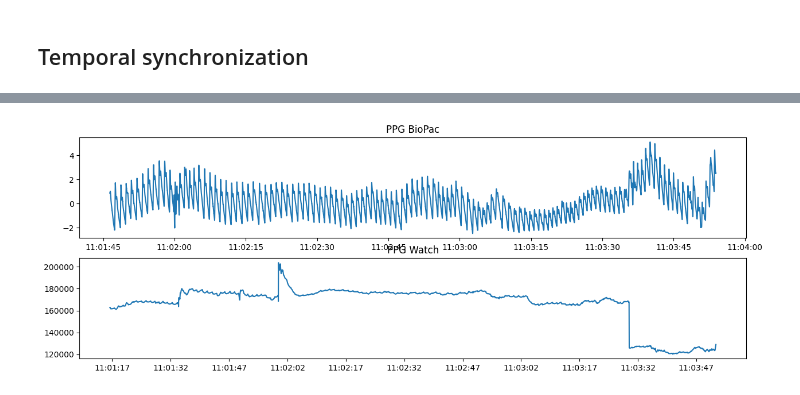
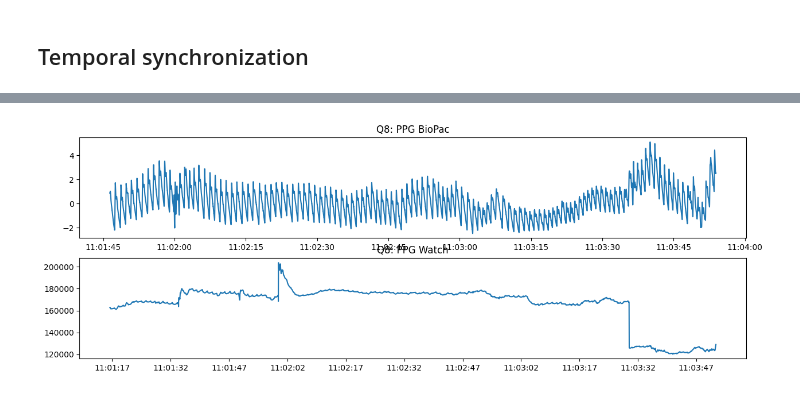
Before and after one commit to victor-42/medical_data_processing, a Jupyter notebook: notebook_for_task1.ipynb, the cells around one changed output, grey strips where cells are left out. Drawn from its saved outputs; the diff is of its cells as text; code cells hidden in the pictures.

```diff
--- a/notebook_for_task1.ipynb
+++ b/notebook_for_task1.ipynb
@@ -284,12 +266,12 @@ start_time_exp2_biopac = datetime(2025, 5, 8, 11, 1, 46, 417000)
 fig, ((ax1), (ax2)) = plt.subplots(2,1, figsize=(15, 5))
 
 ax1.plot([start_time_exp2_biopac + timedelta(milliseconds=0.5) * i for i in range(len(exp2_biopac['data'][:, 1]))], exp2_biopac['data'][:, 1])
-ax1.set_title('ECG BioPac')
+ax1.set_title('Q7: ECG BioPac')
 
 ax2.plot([datetime.fromtimestamp(int(x)/1000) for x in exp2_watch_ecg['Timestamp']], exp2_watch_ecg['ECG data'])
 ax2.xaxis.set_major_formatter(mdates.DateFormatter('%H:%M:%S'))
 ax2.xaxis.set_major_locator(mdates.SecondLocator(interval=15))
-ax2.set_title('ECG Watch')
+ax2.set_title('Q7: ECG Watch')
 
 plt.show()
 # %% [output]
@@ -297,19 +279,19 @@ plt.show()
 # %%
 #Question Q8 PPG
 start_time_exp2_biopac = datetime(2025, 5, 8, 11, 1, 46, 417000)
 
 fig, ((ax1), (ax2)) = plt.subplots(2,1, figsize=(15, 5))
 
 ax1.plot([start_time_exp2_biopac + timedelta(milliseconds=0.5) * i for i in range(len(exp2_biopac['data'][:, 0]))], exp2_biopac['data'][:, 0])
-ax1.set_title('PPG BioPac')
+ax1.set_title('Q8: PPG BioPac')
 
 ax2.plot([datetime.fromtimestamp(int(x)/1000) for x in exp2_watch_ppg['PPG Timestamp']], exp2_watch_ppg['PPG'])
 ax2.xaxis.set_major_formatter(mdates.DateFormatter('%H:%M:%S'))
 ax2.xaxis.set_major_locator(mdates.SecondLocator(interval=15))
-ax2.set_title('PPG Watch')
+ax2.set_title('Q8: PPG Watch')
 
 plt.show()
 # %% [output]
-[figure, old version]
+[figure, new version]
 # %%
 # Question Q10
```
Also changed, not shown: parts of 6 cells of this notebook.
